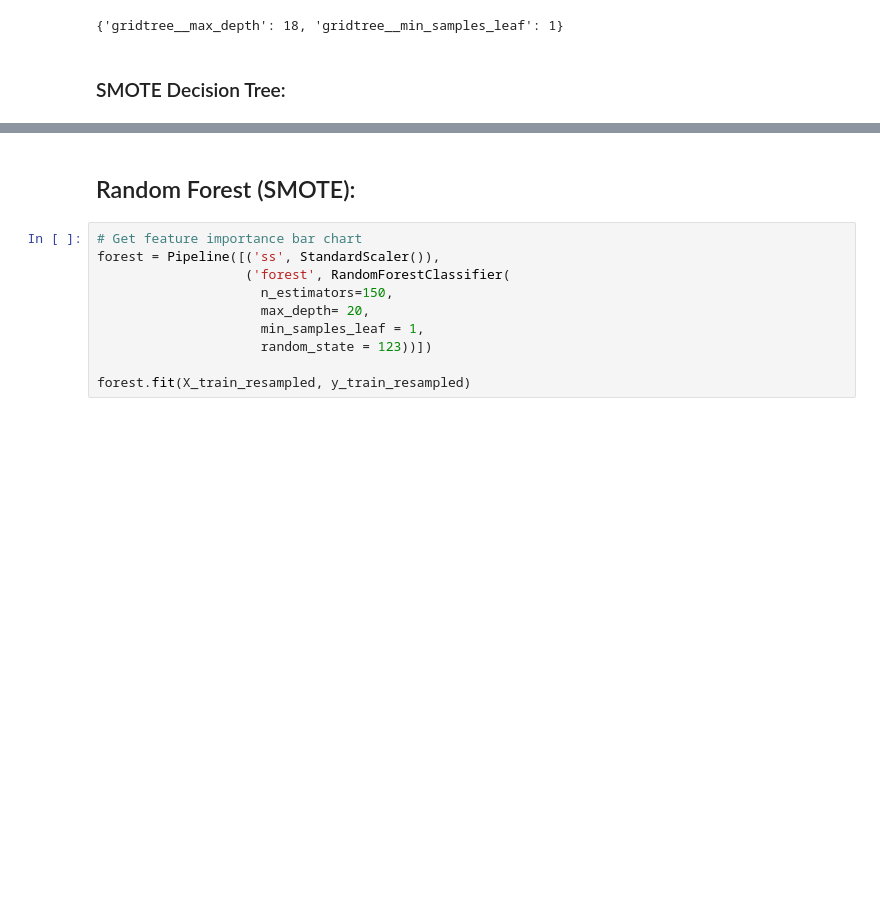
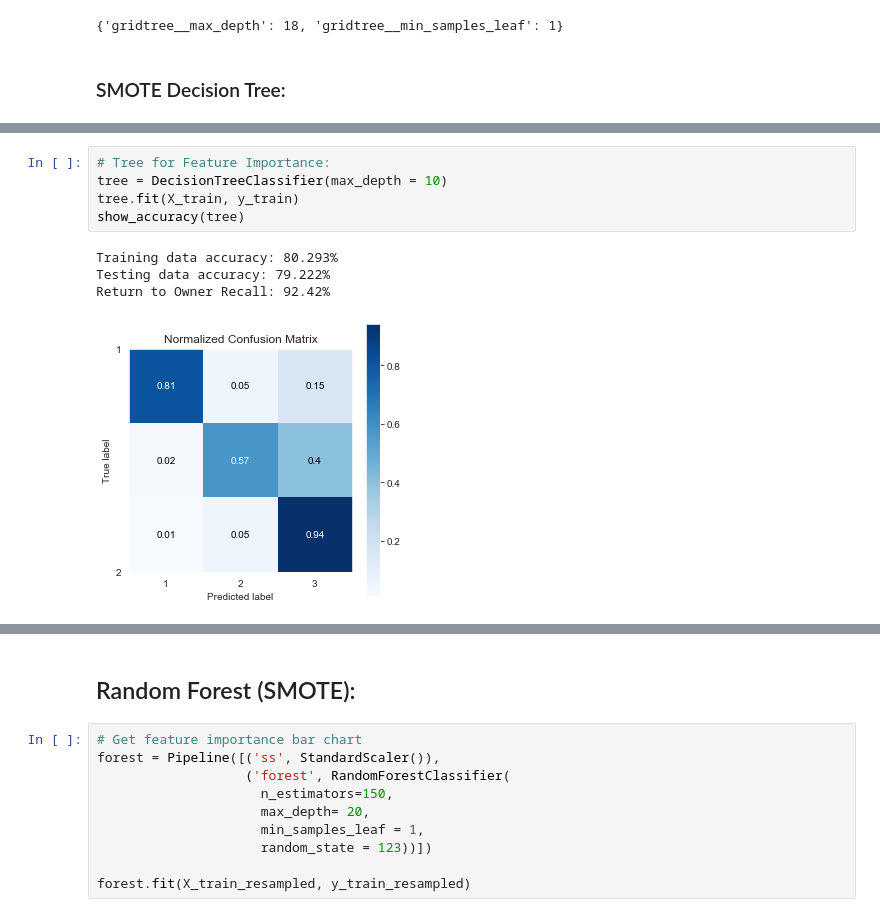
Before and after one commit to thomaskbrown18/mod_3_ml_proj, a Jupyter notebook: student.ipynb, the cells around one changed output, grey strips where cells are left out. Cells and saved outputs as stored; diff of their text form; blank space fills up the shorter version.

```diff
--- a/student.ipynb
+++ b/student.ipynb
@@ -679,0 +685,10 @@ Return to Owner Recall: 85.48%
+# %%
+# Tree for Feature Importance:
+tree = DecisionTreeClassifier(max_depth = 10)
+tree.fit(X_train, y_train)
+show_accuracy(tree)
+# %% [output]
+Training data accuracy: 80.293%
+Testing data accuracy: 79.222%
+Return to Owner Recall: 92.42%
+[figure, added]
```
Also changed, not shown: parts of 10 cells of this notebook.
